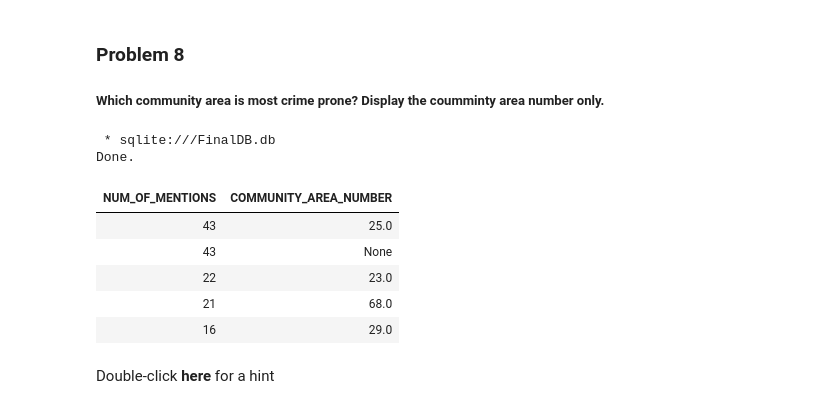
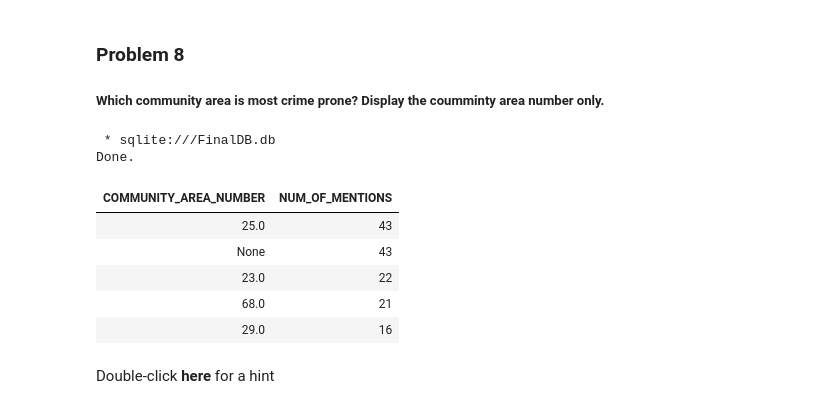
Before and after one commit to YaaseenK/Databases_SQL_Data_Science_w-_Python, a Jupyter notebook: module5/final/mod5-final-project-v2.ipynb, the cells around one changed output. Drawn from its saved outputs; the diff is of its cells as text; code cells hidden in the pictures.

```diff
--- a/module5/final/mod5-final-project-v2.ipynb
+++ b/module5/final/mod5-final-project-v2.ipynb
@@ -289,19 +289,19 @@ Done.
 ##### Which community area is most crime prone? Display the coumminty area number only.
 # %%
 %%sql
-SELECT COUNT(*) NUM_OF_MENTIONS, COMMUNITY_AREA_NUMBER
+SELECT COMMUNITY_AREA_NUMBER, COUNT(*) NUM_OF_MENTIONS
 FROM CHICAGO_CRIME_DATA
 GROUP BY COMMUNITY_AREA_NUMBER
 ORDER BY NUM_OF_MENTIONS DESC LIMIT 5;
 # %% [output]
  * sqlite:///FinalDB.db
 Done.
-| NUM_OF_MENTIONS | COMMUNITY_AREA_NUMBER |
-| 43 | 25.0 |
-| 43 | None |
-| 22 | 23.0 |
-| 21 | 68.0 |
-| 16 | 29.0 |
+| COMMUNITY_AREA_NUMBER | NUM_OF_MENTIONS |
+| 25.0 | 43 |
+| None | 43 |
+| 23.0 | 22 |
+| 68.0 | 21 |
+| 29.0 | 16 |
 # %% [markdown]
 
 Double-click **here** for a hint
```
Also changed, not shown: parts of 1 cell of this notebook.
